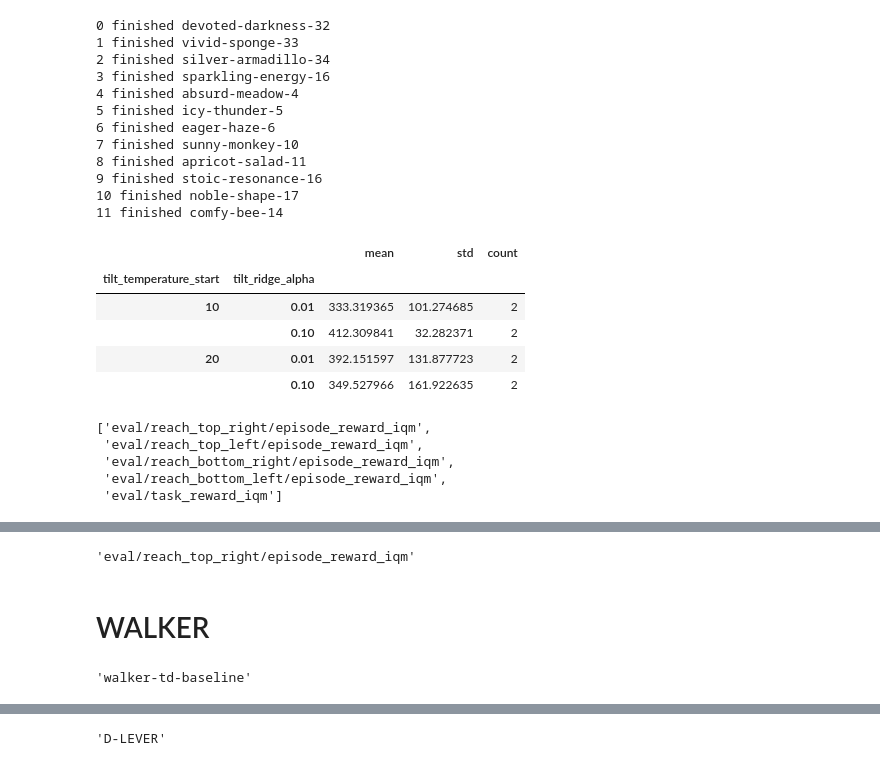
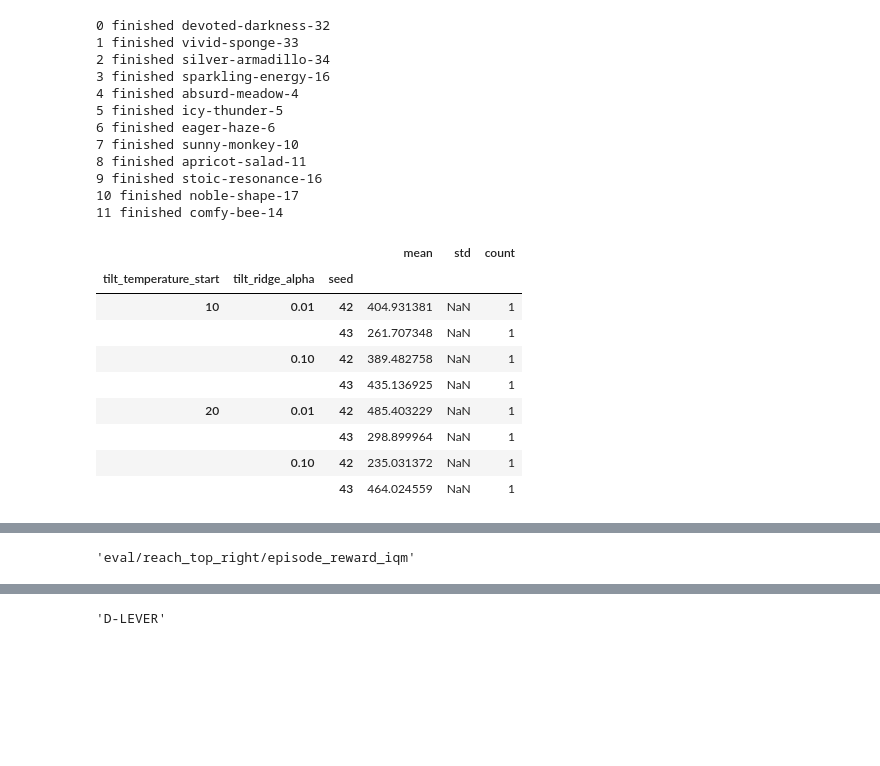
Before and after one commit to Giho-Kim/note, a Jupyter notebook: Untitled.ipynb, the cells around one changed output, grey strips where cells are left out. Saved outputs shown, nothing was run; the diff lists cells and outputs as text; code cells hidden in the pictures; blank space fills up the shorter version.

```diff
--- a/Untitled.ipynb
+++ b/Untitled.ipynb
@@ -14,6 +14,6 @@ project
 # %%
 # from $run.config $df.columns
-configs = ['tilt_beta', 'z_mix_ratio', 'tilt_temperature_start', 'seed', 'tilt_init_geom_ratio', 'tilt_candidate_multiplier', 'tilt_ridge_alpha']
+configs = ['tilt_beta', 'z_mix_ratio', 'tilt_temperature_start', 'tilt_temperature_end', 'seed', 'tilt_init_geom_ratio', 'tilt_candidate_multiplier', 'tilt_ridge_alpha']
 columns = ['eval/reach_top_right/episode_reward_iqm', 'eval/reach_top_left/episode_reward_iqm',
            'eval/reach_bottom_right/episode_reward_iqm','eval/reach_bottom_left/episode_reward_iqm',
            'eval/task_reward_iqm']
@@ -61,22 +61,22 @@ result_df = pd.DataFrame(rows)
 # %%
 result_df = result_df[result_df['tilt_candidate_multiplier']==2 ]
 # %%
-result_df.groupby(["tilt_temperature_start" ,'tilt_ridge_alpha'])['eval/task_reward_iqm'].agg(["mean", "std", "count"])
+result_df.groupby(["tilt_temperature_start" ,'tilt_ridge_alpha', 'seed'])['eval/task_reward_iqm'].agg(["mean", "std", "count"])
 # %% [output]
-|  |  | mean | std | count |
-| tilt_temperature_start | tilt_ridge_alpha |  |  |  |
-| 10 | 0.01 | 333.319365 | 101.274685 | 2 |
-|  | 0.10 | 412.309841 | 32.282371 | 2 |
-| 20 | 0.01 | 392.151597 | 131.877723 | 2 |
-|  | 0.10 | 349.527966 | 161.922635 | 2 |
+|  |  |  | mean | std | count |
+| tilt_temperature_start | tilt_ridge_alpha | seed |  |  |  |
+| 10 | 0.01 | 42 | 404.931381 | NaN | 1 |
+|  |  | 43 | 261.707348 | NaN | 1 |
+|  | 0.10 | 42 | 389.482758 | NaN | 1 |
+|  |  | 43 | 435.136925 | NaN | 1 |
+| 20 | 0.01 | 42 | 485.403229 | NaN | 1 |
+|  |  | 43 | 298.899964 | NaN | 1 |
+|  | 0.10 | 42 | 235.031372 | NaN | 1 |
+|  |  | 43 | 464.024559 | NaN | 1 |
 # %%
-columns
+columns = ['eval/reach_top_right/episode_reward_iqm', 'eval/reach_top_left/episode_reward_iqm',
+           'eval/reach_bottom_right/episode_reward_iqm','eval/reach_bottom_left/episode_reward_iqm',
+           'eval/task_reward_iqm']
-# %% [output]
-['eval/reach_top_right/episode_reward_iqm',
- 'eval/reach_top_left/episode_reward_iqm',
- 'eval/reach_bottom_right/episode_reward_iqm',
- 'eval/reach_bottom_left/episode_reward_iqm',
- 'eval/task_reward_iqm']
 # %%
 result_df.groupby(["tilt_temperature_start" ,'tilt_ridge_alpha'])[columns].agg(["mean"])
 # %% [output]
@@ -90,13 +90,3 @@ result_df.groupby(["tilt_temperature_start" ,'tilt_ridge_alpha'])[columns].agg([
 # %%
 # %% [output]
 'eval/reach_top_right/episode_reward_iqm'
-# %% [markdown]
-# WALKER
-# %%
-api = wandb.Api()
-entity = api.default_entity
-project = api.projects(entity)[0].name
-runs = api.runs(f"{entity}/{project}")
-project
-# %% [output]
-'walker-td-baseline'
```
Also changed, not shown: parts of 21 cells of this notebook, 5 other files.
